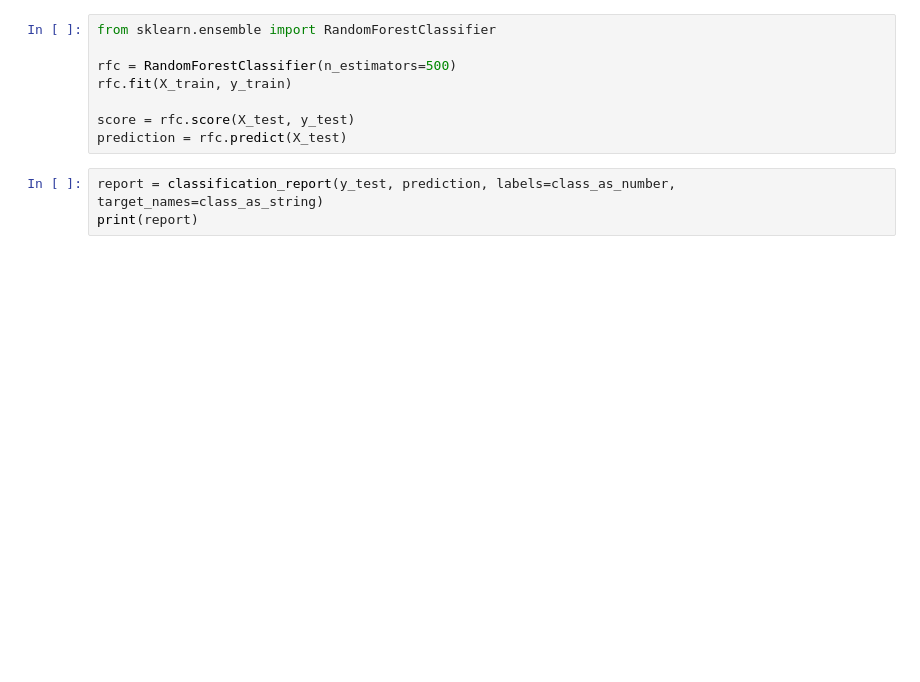
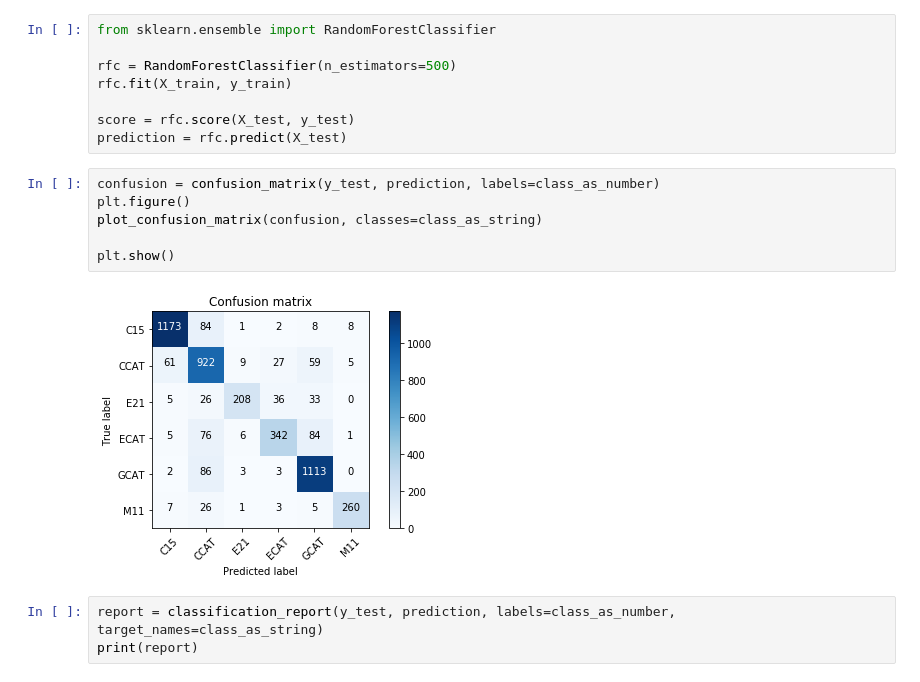
Before and after one commit to Machine-Learning-FGA/reuters_rcv1_rcv2, a Jupyter notebook: KNN classifier.ipynb, the cells around one changed output. Saved outputs shown, nothing was run; the diff lists cells and outputs as text; blank space fills up the shorter version.

Commit message:
Adding confusion matrix to random forest

```diff
--- a/KNN classifier.ipynb
+++ b/KNN classifier.ipynb
@@ -202,6 +202,14 @@ rfc.fit(X_train, y_train)
 
 score = rfc.score(X_test, y_test)
 prediction = rfc.predict(X_test)
+# %%
+confusion = confusion_matrix(y_test, prediction, labels=class_as_number)
+plt.figure()
+plot_confusion_matrix(confusion, classes=class_as_string)
+
+plt.show()
+# %% [output]
+[figure, added]
 # %%
 report = classification_report(y_test, prediction, labels=class_as_number, target_names=class_as_string)
 print(report)
```
